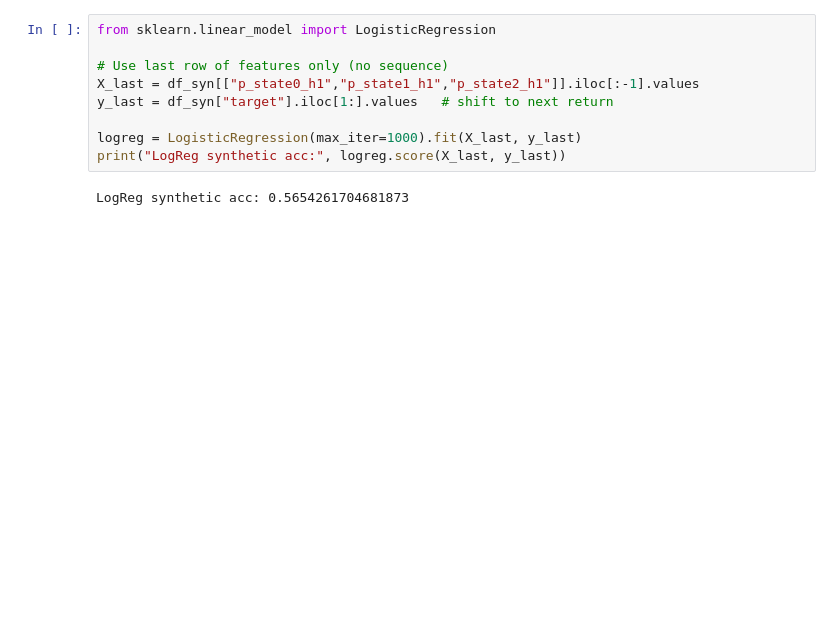
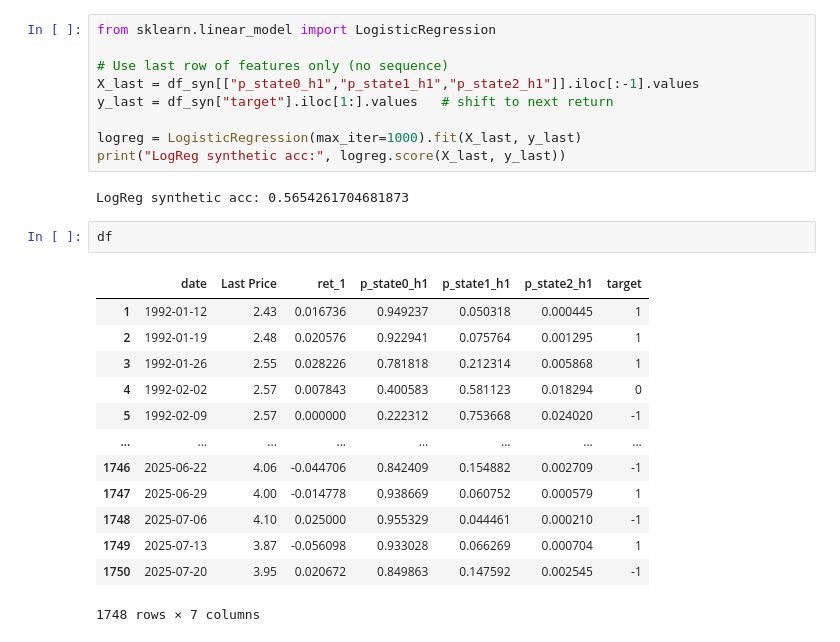
Before and after one commit to anajaz/Incorporating-HMM-for-drough-probability-into-a-LSTM-for-corn-price-prediction, a Jupyter notebook: LSTM_bare_test.ipynb, the cells around one changed output. Cells and saved outputs as stored; diff of their text form; blank space fills up the shorter version.

```diff
--- a/LSTM_bare_test.ipynb
+++ b/LSTM_bare_test.ipynb
@@ -1024,3 +1022,19 @@ logreg = LogisticRegression(max_iter=1000).fit(X_last, y_last)
 print("LogReg synthetic acc:", logreg.score(X_last, y_last))
 # %% [output]
 LogReg synthetic acc: 0.5654261704681873
+# %%
+df
+# %% [output]
+|  | date | Last Price | ret_1 | p_state0_h1 | p_state1_h1 | p_state2_h1 | target |
+| 1 | 1992-01-12 | 2.43 | 0.016736 | 0.949237 | 0.050318 | 0.000445 | 1 |
+| 2 | 1992-01-19 | 2.48 | 0.020576 | 0.922941 | 0.075764 | 0.001295 | 1 |
+| 3 | 1992-01-26 | 2.55 | 0.028226 | 0.781818 | 0.212314 | 0.005868 | 1 |
+| 4 | 1992-02-02 | 2.57 | 0.007843 | 0.400583 | 0.581123 | 0.018294 | 0 |
+| 5 | 1992-02-09 | 2.57 | 0.000000 | 0.222312 | 0.753668 | 0.024020 | -1 |
+| ... | ... | ... | ... | ... | ... | ... | ... |
+| 1746 | 2025-06-22 | 4.06 | -0.044706 | 0.842409 | 0.154882 | 0.002709 | -1 |
+| 1747 | 2025-06-29 | 4.00 | -0.014778 | 0.938669 | 0.060752 | 0.000579 | 1 |
+| 1748 | 2025-07-06 | 4.10 | 0.025000 | 0.955329 | 0.044461 | 0.000210 | -1 |
+| 1749 | 2025-07-13 | 3.87 | -0.056098 | 0.933028 | 0.066269 | 0.000704 | 1 |
+| 1750 | 2025-07-20 | 3.95 | 0.020672 | 0.849863 | 0.147592 | 0.002545 | -1 |
+1748 rows × 7 columns
```
Also changed, not shown: parts of 6 cells of this notebook.
